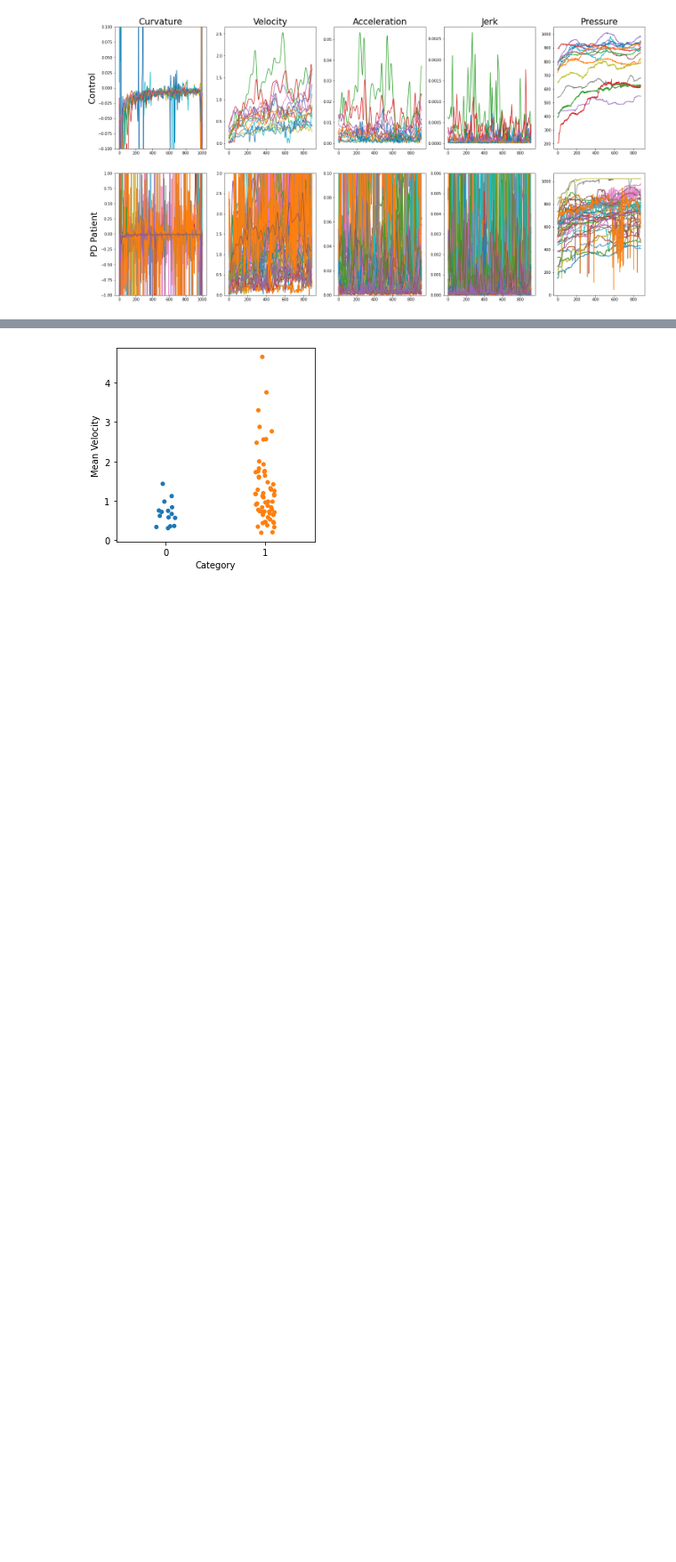
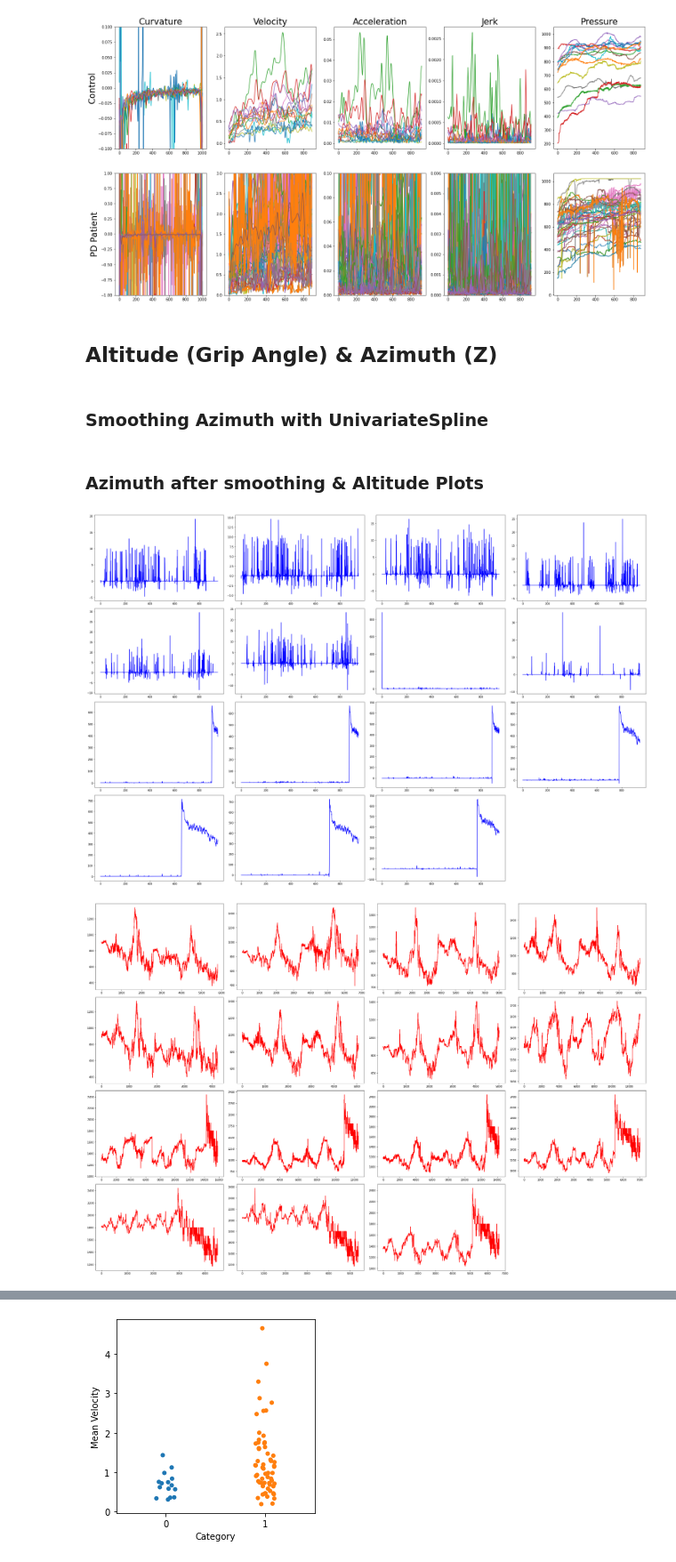
Before and after one commit to jaychandra3/NDD_Analysis, a Jupyter notebook: ParkinsonHW_features.ipynb, the cells around one changed output, grey strips where cells are left out. Shown at 89% size. Drawn from its saved outputs; the diff is of its cells as text; code cells hidden in the pictures; blank space fills up the shorter version.

Commit message:
Altitude & smoothed azimuth for ParkinsonHW -- azimuth doesn't really make sense yet

```diff
--- a/ParkinsonHW_features.ipynb
+++ b/ParkinsonHW_features.ipynb
@@ -434,3 +434,45 @@ for file in os.listdir(directory):
     plt.plot(pressure)
 # %% [output]
 [figure]
+# %% [markdown]
+## Altitude (Grip Angle) & Azimuth (Z)
+# %% [markdown]
+### Smoothing Azimuth with UnivariateSpline
+# %%
+def penAngle(filename): # where df is a pandas dataframe read in from Parkinson_HW files
+    df = pd.read_csv(filename, sep = ';', header = None)
+    azimuth_f = interpolate.UnivariateSpline(np.arange(np.shape(df[2])[0]), np.array(df[2]), k=4)
+    t = np.linspace(0, len(df[2]), 1000)
+    altitude = df[4]
+    return azimuth_f(t)[:-50], altitude
+# %% [markdown]
+### Azimuth after smoothing & Altitude Plots
+# %%
+# Azimuth after smoothing
+plt.figure(figsize = (30, 20), tight_layout = True)
+count = 1
+for i in range(1, 16):
+    if i < 10:
+        filename = '/work/ParkinsonHW/C_000' + str(i) + '.txt'
+    else:
+        filename = '/work/ParkinsonHW/C_00' + str(i) + '.txt'
+    azimuth = penAngle(filename)[0]
+    plt.subplot(4, 4, i)
+    plt.plot(azimuth, 'b')
+    count += 1
+
+# Altitude
+plt.figure(figsize = (30, 20), tight_layout = True)
+count = 1
+for i in range(1, 16):
+    if i < 10:
+        filename = '/work/ParkinsonHW/C_000' + str(i) + '.txt'
+    else:
+        filename = '/work/ParkinsonHW/C_00' + str(i) + '.txt'
+    altitude = penAngle(filename)[1]
+    plt.subplot(4, 4, i)
+    plt.plot(altitude, 'r')
+    count += 1
+# %% [output]
+[figure, added]
+[figure, added]
```
Also changed, not shown: parts of 3 cells of this notebook, 3 other files.
